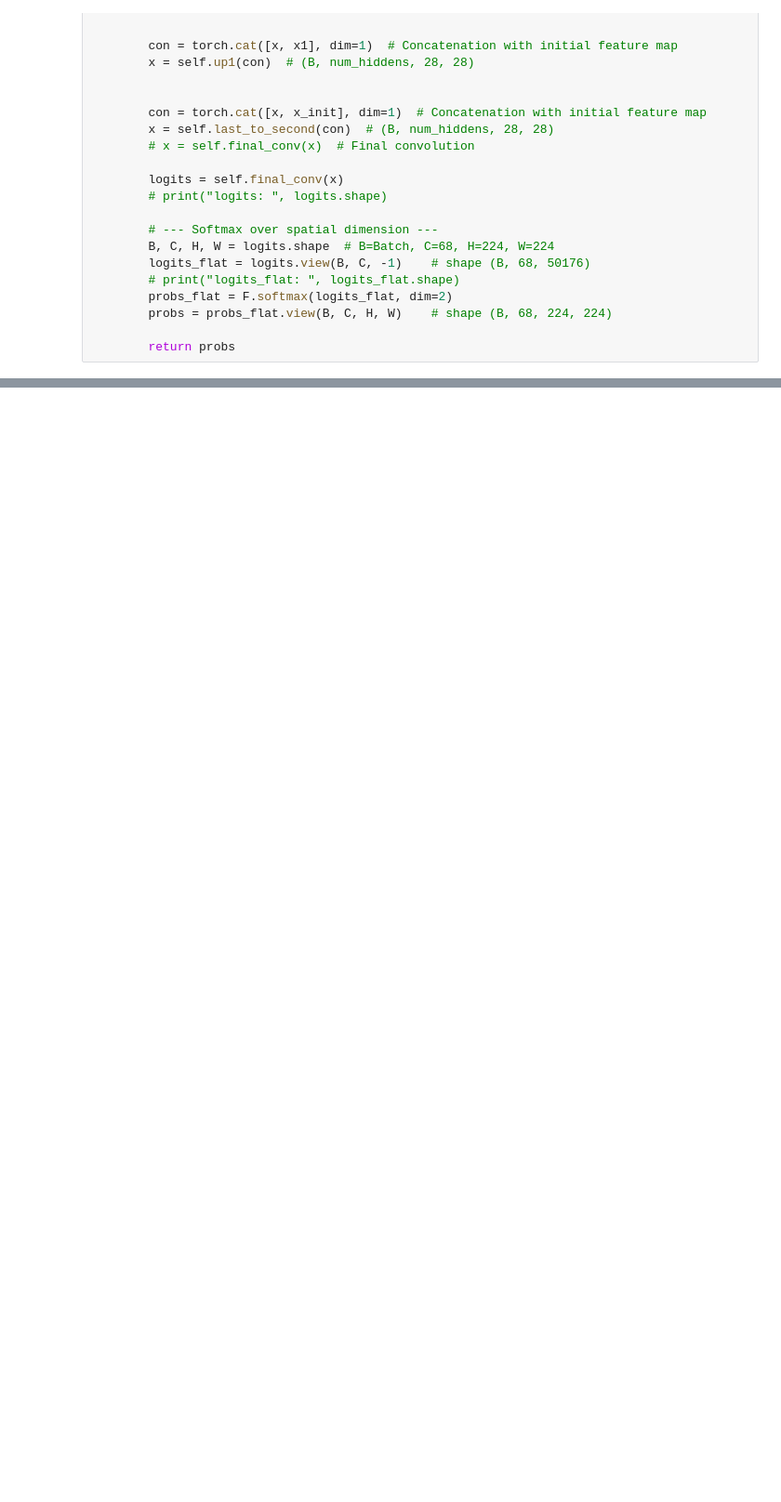
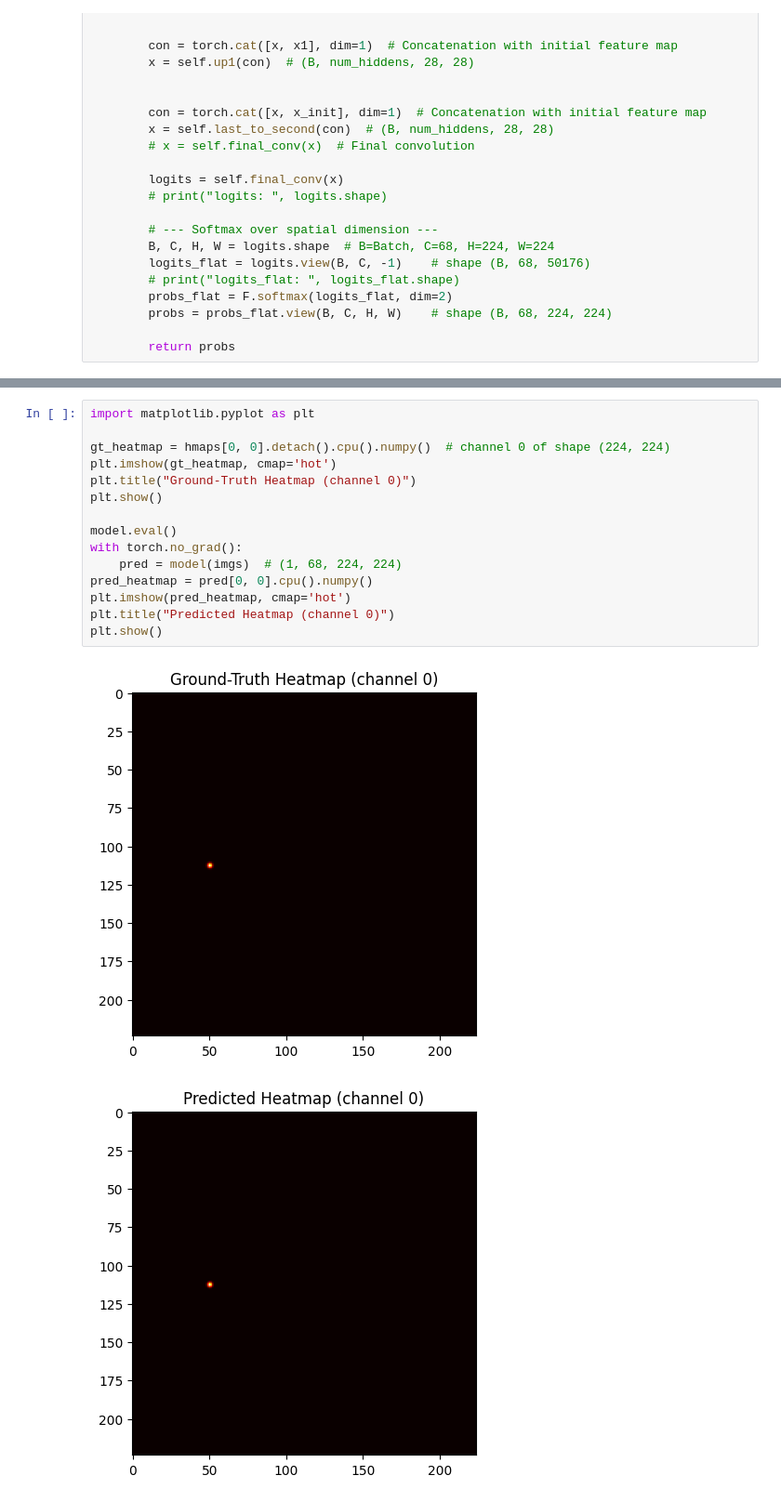
Before and after one commit to LIYunzhe1408/Facial-Keypoint-Detection, a Jupyter notebook: hw3.ipynb, the cells around one changed output, grey strips where cells are left out. Shown at 93% size. Cells and saved outputs as stored; diff of their text form; blank space fills up the shorter version.

```diff
--- a/hw3.ipynb
+++ b/hw3.ipynb
@@ -1151,0 +1229,18 @@ class UnconditionalUNet(nn.Module):
+# %%
+import matplotlib.pyplot as plt
+
+gt_heatmap = hmaps[0, 0].detach().cpu().numpy()  # channel 0 of shape (224, 224)
+plt.imshow(gt_heatmap, cmap='hot')
+plt.title("Ground-Truth Heatmap (channel 0)")
+plt.show()
+
+model.eval()
+with torch.no_grad():
+    pred = model(imgs)  # (1, 68, 224, 224)
+pred_heatmap = pred[0, 0].cpu().numpy()
+plt.imshow(pred_heatmap, cmap='hot')
+plt.title("Predicted Heatmap (channel 0)")
+plt.show()
+# %% [output]
+[figure, added]
+[figure, added]
```
Also changed, not shown: parts of 10 cells of this notebook.
